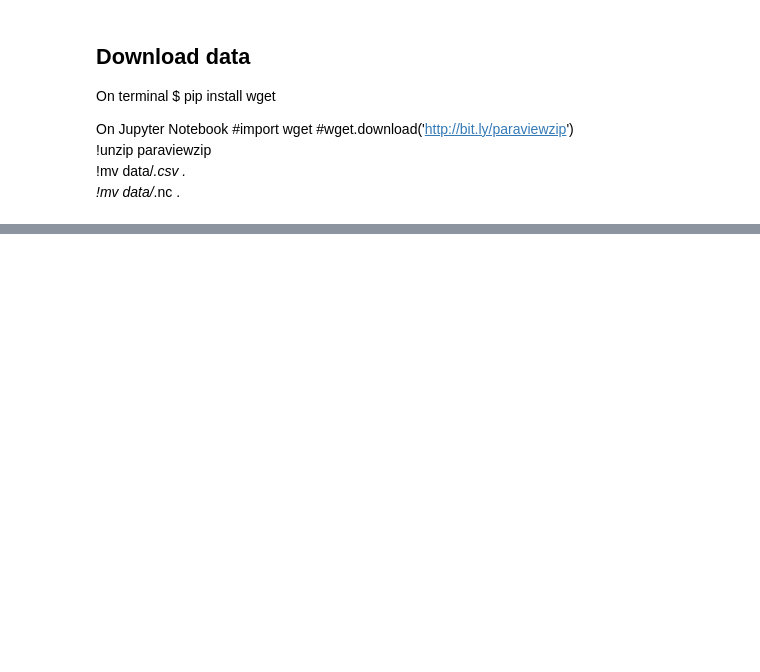
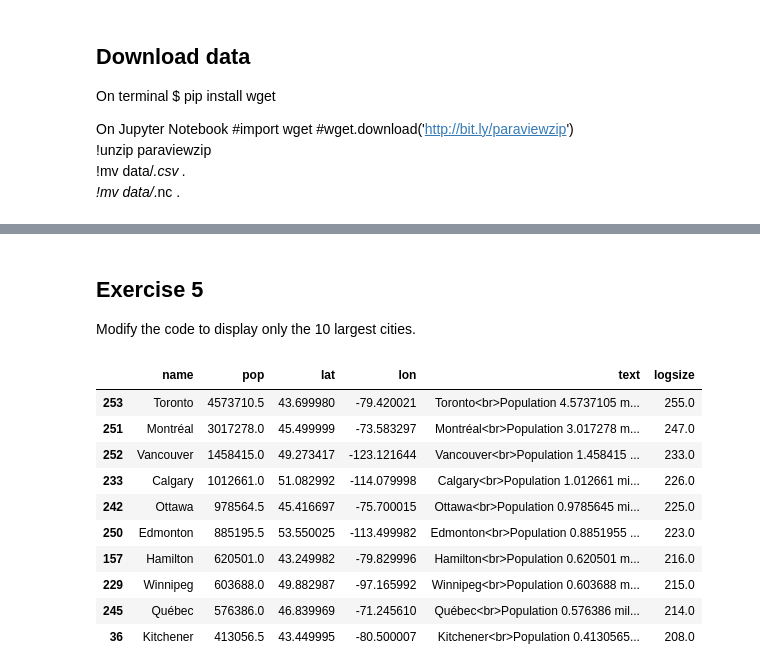
Before and after one commit to gonzrubio/WestGridRSS2020_Plotly, a Jupyter notebook: 2D Plots.ipynb, the cells around one changed output, grey strips where cells are left out. Drawn from its saved outputs; the diff is of its cells as text; code cells hidden in the pictures; blank space fills up the shorter version.

```diff
--- a/2D Plots.ipynb
+++ b/2D Plots.ipynb
@@ -169,3 +168,11 @@ On Jupyter Notebook
 !unzip paraviewzip <br>
 !mv data/*.csv . <br>
 !mv data/*.nc . <br>
+# %%
+def normalize(x):
+    ''' x scaled into [0,1]'''
+    return math.log10(x/smallest)/math.log10(largest/smallest)
+# %%
+# lists name,pop,lat,lon for 254 Canadian cities and towns.
+df = pd.read_csv('cities.csv')
+df.head()
@@ -171,0 +186,6 @@ On Jupyter Notebook
+# %%
+# Add new column for mouse-over. This new column has the city's population in millions.
+df['text'] = df['name'] + '<br>Population ' + (df['pop']/1e6).astype(str) +' million'
+
+largest, smallest = df['pop'].max(), df['pop'].min()    # Cities with largest and smallest populations.
+df['logsize'] = round(df['pop'].apply(normalize)*255)   # New column. Normalize population population in [0,1].
@@ -171,0 +217,20 @@ On Jupyter Notebook
+# %% [markdown]
+## Exercise 5
+
+Modify the code to display only the 10 largest cities.
+# %%
+# Sort data frame by population size and keep the ten largest.
+df_largest = df.sort_values(by=['pop'],ascending=False)[:10]
+df_largest
+# %% [output]
+|  | name | pop | lat | lon | text | logsize |
+| 253 | Toronto | 4573710.5 | 43.699980 | -79.420021 | Toronto<br>Population 4.5737105 m... | 255.0 |
+| 251 | Montréal | 3017278.0 | 45.499999 | -73.583297 | Montréal<br>Population 3.017278 m... | 247.0 |
+| 252 | Vancouver | 1458415.0 | 49.273417 | -123.121644 | Vancouver<br>Population 1.458415 ... | 233.0 |
+| 233 | Calgary | 1012661.0 | 51.082992 | -114.079998 | Calgary<br>Population 1.012661 mi... | 226.0 |
+| 242 | Ottawa | 978564.5 | 45.416697 | -75.700015 | Ottawa<br>Population 0.9785645 mi... | 225.0 |
+| 250 | Edmonton | 885195.5 | 53.550025 | -113.499982 | Edmonton<br>Population 0.8851955 ... | 223.0 |
+| 157 | Hamilton | 620501.0 | 43.249982 | -79.829996 | Hamilton<br>Population 0.620501 m... | 216.0 |
+| 229 | Winnipeg | 603688.0 | 49.882987 | -97.165992 | Winnipeg<br>Population 0.603688 m... | 215.0 |
+| 245 | Québec | 576386.0 | 46.839969 | -71.245610 | Québec<br>Population 0.576386 mil... | 214.0 |
+| 36 | Kitchener | 413056.5 | 43.449995 | -80.500007 | Kitchener<br>Population 0.4130565... | 208.0 |
```
Also changed, not shown: parts of 8 cells of this notebook.
